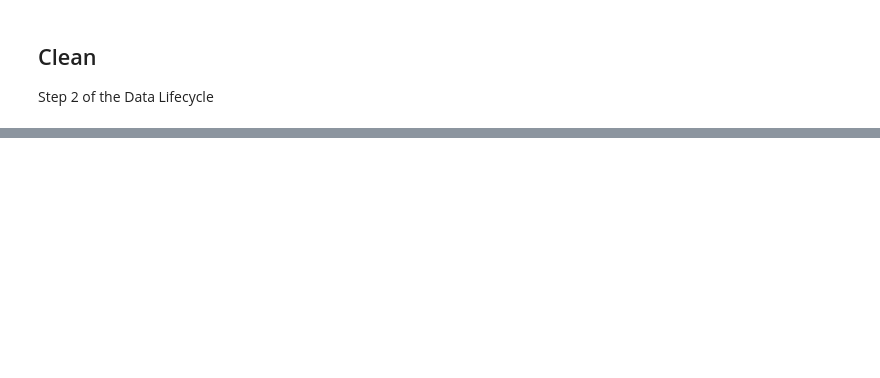
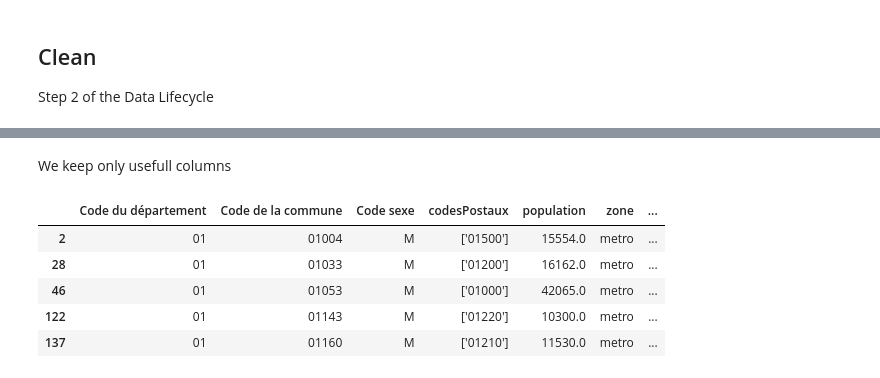
Before and after one commit to SARx613/Data-Storage-Project, a Jupyter notebook: repertoire_nationale.ipynb, the cells around one changed output, grey strips where cells are left out. Cells and saved outputs as stored; diff of their text form; code cells hidden in the pictures; blank space fills up the shorter version.

```diff
--- a/repertoire_nationale.ipynb
+++ b/repertoire_nationale.ipynb
@@ -619,3 +680,30 @@ repertoire_top = scrape_all_with_resume(repertoire, save_file="progress_scrape_i
 # %% [markdown]
 ## Clean
 Step 2 of the Data Lifecycle
+# %%
+df_rep = pd.read_csv("repertoire_with_codes_population.csv")
+df_pol = pd.read_csv("repertoire_neighbour_politic.csv")
+df_insee = pd.read_csv("progress_scrape_insee.csv")
+df_interieur = pd.read_csv("progress_scrape_insee_interieurgouv.csv")
+
+repertoire = df_rep.merge(
+    df_pol[["Code de la commune", "etiquette_politique", "communes_voisines"]],
+    on="Code de la commune",
+    how="left"
+)
+
+repertoire = repertoire.merge(
+    df_interieur[["Code de la commune","resultats_votes"]],
+    on="Code de la commune",
+    how="left"
+)
+
+repertoire = repertoire.merge(
+    df_insee,
+    on="Code de la commune",
+    how="left"
+)
+
+repertoire = repertoire[repertoire["population"] > 10000]
+
+repertoire.columns
@@ -621,0 +721,14 @@ Step 2 of the Data Lifecycle
+# %% [markdown]
+We keep only usefull columns
+# %%
+repertoire.drop(columns=['Libellé du département','Libellé de la commune',"Nom de l'élu", "Prénom de l'élu",'Date de naissance', 'Libellé de la catégorie socio-professionnelle',
+       'Date de début du mandat', 'Date de début de la fonction', 'code',
+       'nom', 'codeEpci', 'codeDepartement', 'code_commune', 'codeRegion'], inplace=True)
+repertoire.head()
+# %% [output]
+|  | Code du département | Code de la commune | Code sexe | codesPostaux | population | zone | ... |
+| 2 | 01 | 01004 | M | ['01500'] | 15554.0 | metro | ... |
+| 28 | 01 | 01033 | M | ['01200'] | 16162.0 | metro | ... |
+| 46 | 01 | 01053 | M | ['01000'] | 42065.0 | metro | ... |
+| 122 | 01 | 01143 | M | ['01220'] | 10300.0 | metro | ... |
+| 137 | 01 | 01160 | M | ['01210'] | 11530.0 | metro | ... |
```
Also changed, not shown: parts of 11 cells of this notebook, 1 other file.
